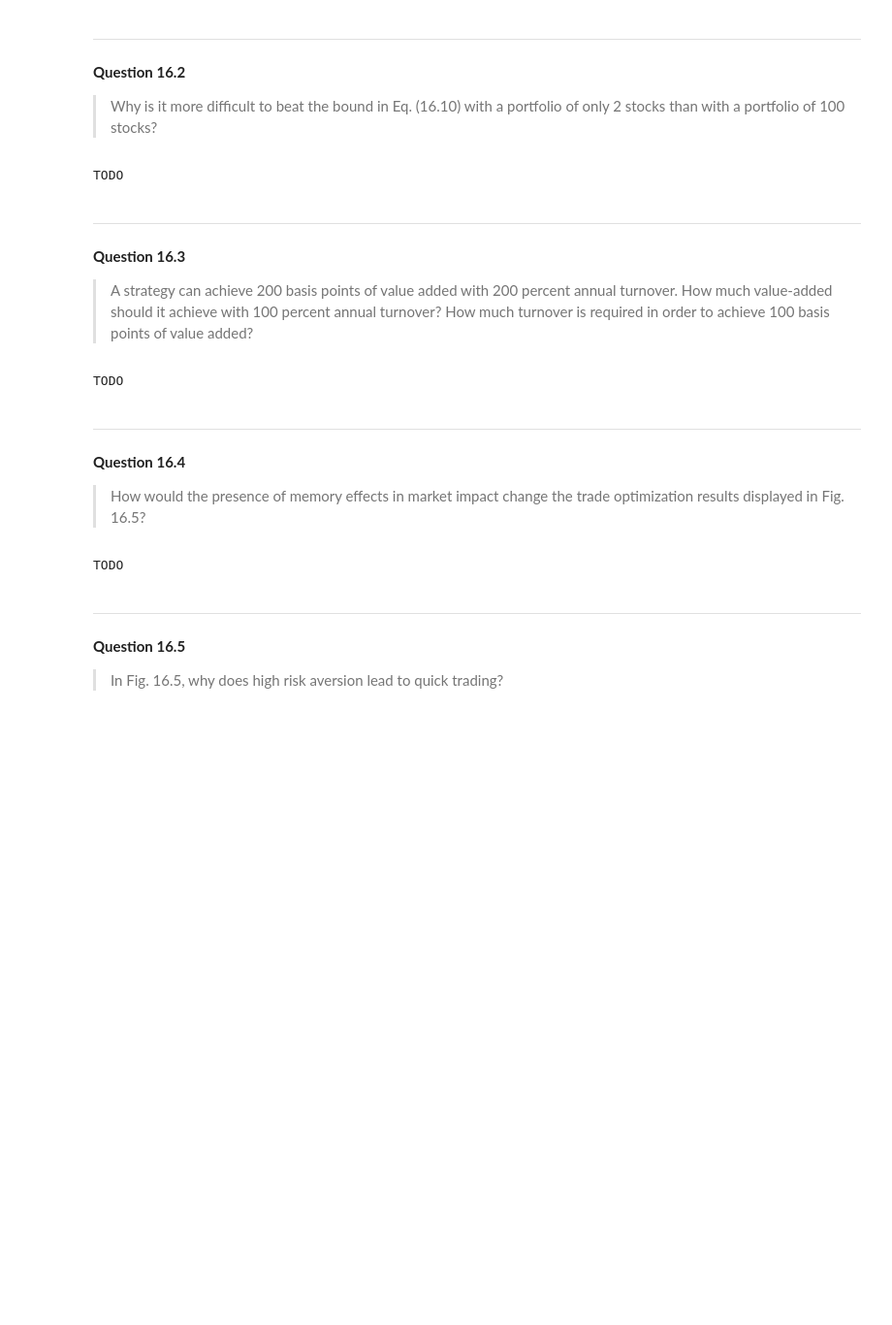
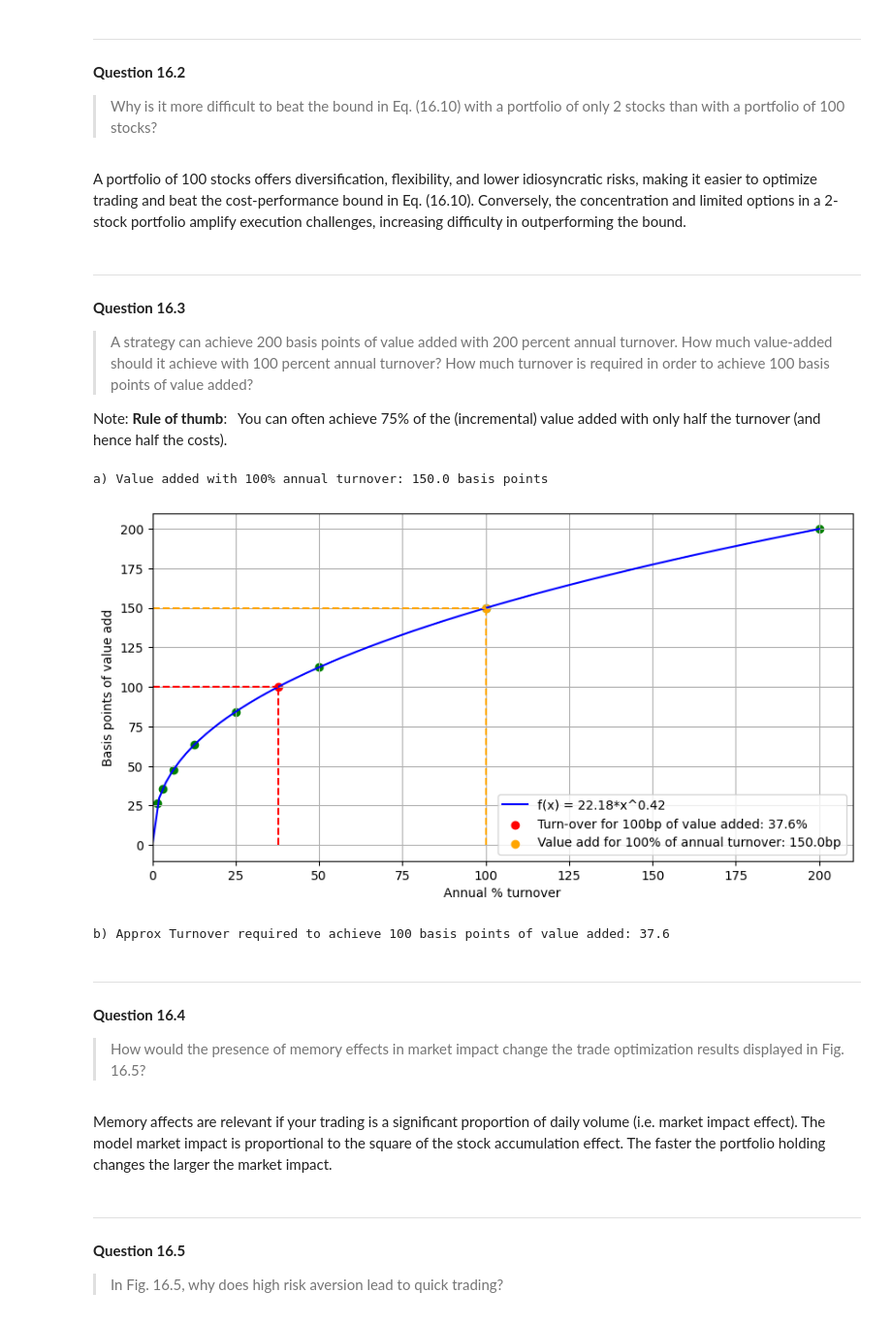
Before and after one commit to joelmarsden/Active-Portfolio-Management-Notes, a Jupyter notebook: problems/Chapter_16.ipynb, the cells around one changed output. Shown: that part at 97% size. Cells and saved outputs as stored; diff of their text form; code cells hidden in the pictures; blank space fills up the shorter version.

```diff
--- a/problems/Chapter_16.ipynb
+++ b/problems/Chapter_16.ipynb
@@ -14,26 +14,66 @@ TODO
 ***
 __Question 16.2__
  > Why is it more difficult to beat the bound in Eq. (16.10) with a portfolio of only 2 stocks than with a portfolio of 100 stocks?
-# %%
-print('TODO')
-# %% [output]
-TODO
+# %% [markdown]
+A portfolio of 100 stocks offers diversification, flexibility, and lower idiosyncratic risks, making it easier to optimize trading and beat the cost-performance bound in Eq. (16.10). Conversely, the concentration and limited options in a 2-stock portfolio amplify execution challenges, increasing difficulty in outperforming the bound.
 # %% [markdown]
 ***
 __Question 16.3__
  > A strategy can achieve 200 basis points of value added with 200 percent annual turnover. How much value-added should it achieve with 100 percent annual turnover? How much turnover is required in order to achieve 100 basis points of value added?
+
+Note: **Rule of thumb**: &nbsp; You can often achieve 75% of the (incremental) value added with only half the turnover (and hence half the costs).
 # %%
-print('TODO')
+bp_achieved = 200
+turnover = 200
+
+# Value added with 100% annual turnover
+bp_achieved_100 = 0.75 * bp_achieved #75 percent of the value added with half the turnover
+print(f'a) Value added with 100% annual turnover: {bp_achieved_100} basis points')
+
+# generate some points on curve to solve
+x_data, y_data = [], []
+while bp_achieved > 25:
+    x_data.append(turnover)
+    y_data.append(bp_achieved)
+    bp_achieved = 0.75 * bp_achieved
+    turnover = 0.5 * turnover
+
+# fit decay curve
+def power_law(x, an, bn):
+    return an * x**bn
+params, covariance = curve_fit(power_law, x_data, y_data)
+a, b = params
+
+x_fit = np.linspace(0, max(x_data), 100)
+y_fit = power_law(x_fit, a, b)
+turnover_for_100bp = (100/a)**(1/b)
+
+plt.figure(figsize=(10, 5))
+plt.plot(x_fit, y_fit, label=f'f(x) = {a:.2f}*x^{b:.2f}', color='blue')
+plt.scatter(x_data, y_data, color='green')
+plt.scatter(turnover_for_100bp, 100, label=f'Turn-over for 100bp of value added: {turnover_for_100bp:.1f}%', color='red')
+plt.vlines(x=turnover_for_100bp,ymin=0, ymax=100, color="red", linestyle="--")
+plt.hlines(y=100,xmin=0, xmax=turnover_for_100bp, color="red", linestyle="--")
+plt.scatter(100, bp_achieved_100, label=f'Value add for 100% of annual turnover: {bp_achieved_100:.1f}bp', color='orange')
+plt.hlines(y=bp_achieved_100, xmin=0, xmax=100, color="orange", linestyle="--")
+plt.vlines(x=100, ymin=0, ymax=bp_achieved_100, color="orange", linestyle="--")
+plt.xlim(0, 210)
+plt.xlabel('Annual % turnover')
+plt.ylabel('Basis points of value add')
+plt.legend(loc='lower right')
+plt.grid(True)
+plt.show()
+print(f'b) Approx Turnover required to achieve 100 basis points of value added: {turnover_for_100bp:.1f}')
 # %% [output]
-TODO
+a) Value added with 100% annual turnover: 150.0 basis points
+[figure, added]
+b) Approx Turnover required to achieve 100 basis points of value added: 37.6
 # %% [markdown]
 ***
 __Question 16.4__
  > How would the presence of memory effects in market impact change the trade optimization results displayed in Fig. 16.5?
-# %%
-print('TODO')
-# %% [output]
-TODO
+# %% [markdown]
+Memory affects are relevant if your trading is a significant proportion of daily volume (i.e. market impact effect).  The model market impact is proportional to the square of the stock accumulation effect.  The faster the portfolio holding changes the larger the market impact.
 # %% [markdown]
 ***
 __Question 16.5__
```
Also changed, not shown: parts of 5 cells of this notebook, 1 other file.
